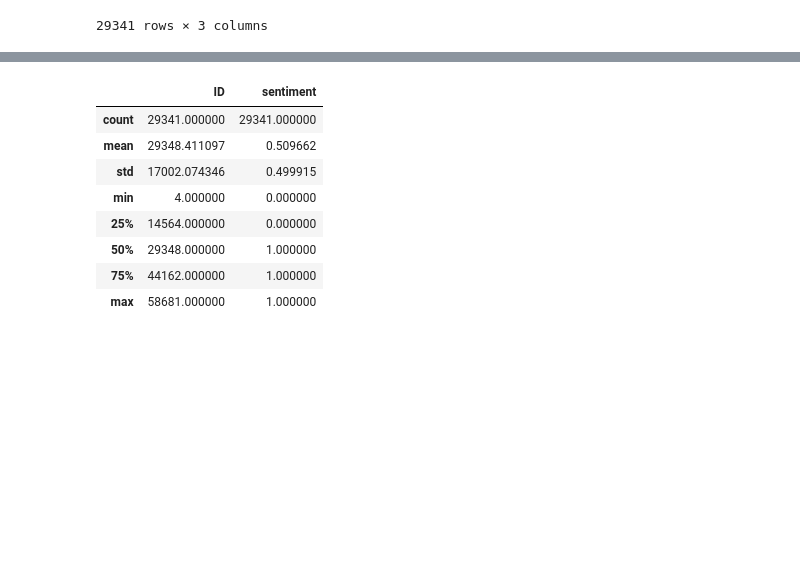
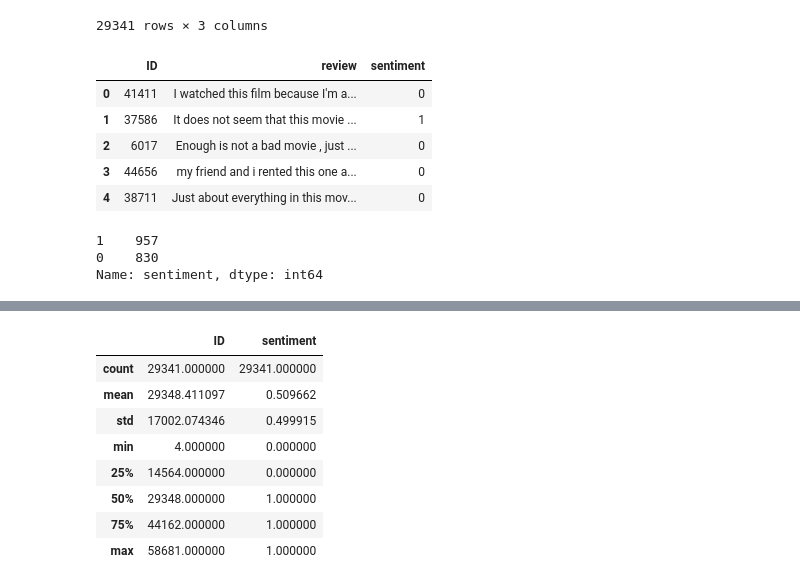
Before and after one commit to hsuehkuan-lu/sentiment-classification, a Jupyter notebook: notebook/main.ipynb, the cells around one changed output, grey strips where cells are left out. Drawn from its saved outputs; the diff is of its cells as text; code cells hidden in the pictures; blank space fills up the shorter version.

```diff
--- a/notebook/main.ipynb
+++ b/notebook/main.ipynb
@@ -27,3 +31,12 @@ train_df
 | 29339 | 26896 | There just isn't enough here. The... | 0 |
 | 29340 | 27094 | This show was absolutely terrible... | 0 |
 29341 rows × 3 columns
+# %%
+train_df.head()
+# %% [output]
+|  | ID | review | sentiment |
+| 0 | 41411 | I watched this film because I'm a... | 0 |
+| 1 | 37586 | It does not seem that this movie ... | 1 |
+| 2 | 6017 | Enough is not a bad movie , just ... | 0 |
+| 3 | 44656 | my friend and i rented this one a... | 0 |
+| 4 | 38711 | Just about everything in this mov... | 0 |
@@ -29,0 +52,6 @@ train_df
+# %%
+train_df[train_df['len'] > 600]['sentiment'].value_counts()
+# %% [output]
+1    957
+0    830
+Name: sentiment, dtype: int64
```
Also changed, not shown: parts of 5 cells of this notebook, 8 other files.
